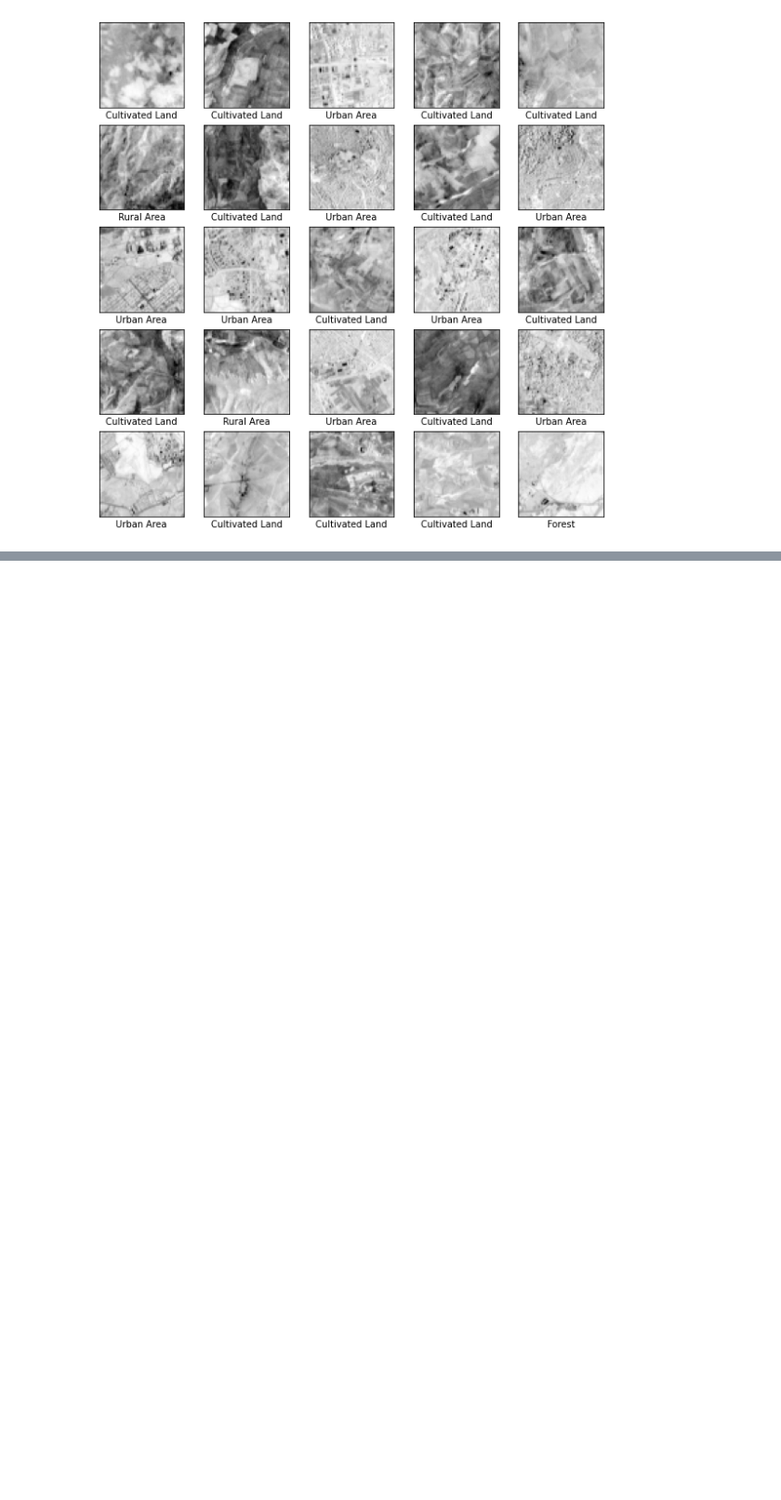
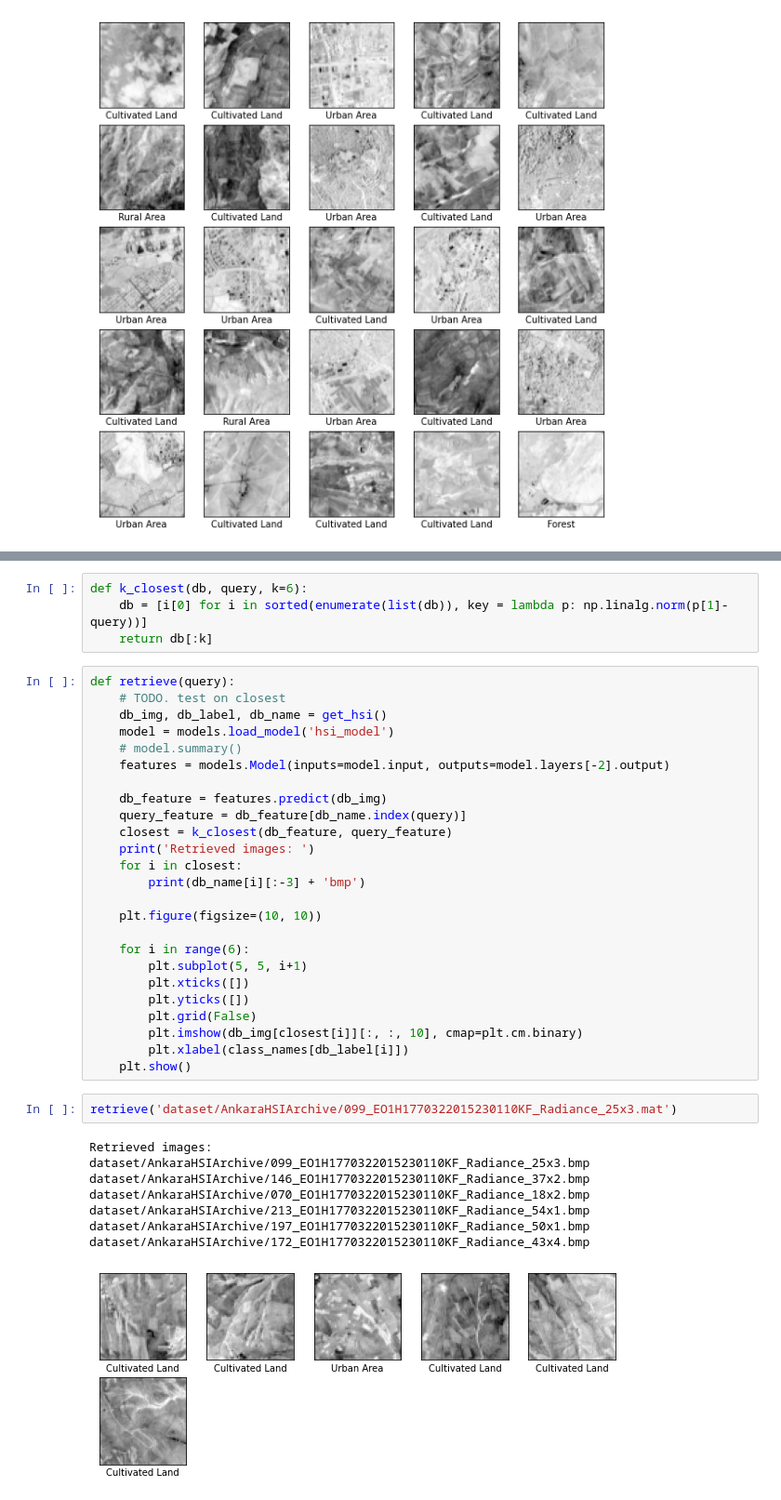
Before and after one commit to aozmekik/cbhir, a Jupyter notebook: test.ipynb, the cells around one changed output, grey strips where cells are left out. Shown at 93% size. Drawn from its saved outputs; the diff is of its cells as text; blank space fills up the shorter version.

```diff
--- a/test.ipynb
+++ b/test.ipynb
@@ -124,0 +137,40 @@ model.save()
+# %%
+def k_closest(db, query, k=6):
+    db = [i[0] for i in sorted(enumerate(list(db)), key = lambda p: np.linalg.norm(p[1]-query))]
+    return db[:k]
+# %%
+def retrieve(query):
+    # TODO. test on closest
+    db_img, db_label, db_name = get_hsi()
+    model = models.load_model('hsi_model')
+    # model.summary()
+    features = models.Model(inputs=model.input, outputs=model.layers[-2].output)
+
+    db_feature = features.predict(db_img)
+    query_feature = db_feature[db_name.index(query)]
+    closest = k_closest(db_feature, query_feature)
+    print('Retrieved images: ')
+    for i in closest:
+        print(db_name[i][:-3] + 'bmp')
+
+    plt.figure(figsize=(10, 10))
+
+    for i in range(6):
+        plt.subplot(5, 5, i+1)
+        plt.xticks([])
+        plt.yticks([])
+        plt.grid(False)
+        plt.imshow(db_img[closest[i]][:, :, 10], cmap=plt.cm.binary)
+        plt.xlabel(class_names[db_label[i]])
+    plt.show()
+# %%
+retrieve('dataset/AnkaraHSIArchive/099_EO1H1770322015230110KF_Radiance_25x3.mat')
+# %% [output]
+Retrieved images:
+dataset/AnkaraHSIArchive/099_EO1H1770322015230110KF_Radiance_25x3.bmp
+dataset/AnkaraHSIArchive/146_EO1H1770322015230110KF_Radiance_37x2.bmp
+dataset/AnkaraHSIArchive/070_EO1H1770322015230110KF_Radiance_18x2.bmp
+dataset/AnkaraHSIArchive/213_EO1H1770322015230110KF_Radiance_54x1.bmp
+dataset/AnkaraHSIArchive/197_EO1H1770322015230110KF_Radiance_50x1.bmp
+dataset/AnkaraHSIArchive/172_EO1H1770322015230110KF_Radiance_43x4.bmp
+[figure, added]
```
Also changed, not shown: parts of 8 cells of this notebook, 4 other files.
